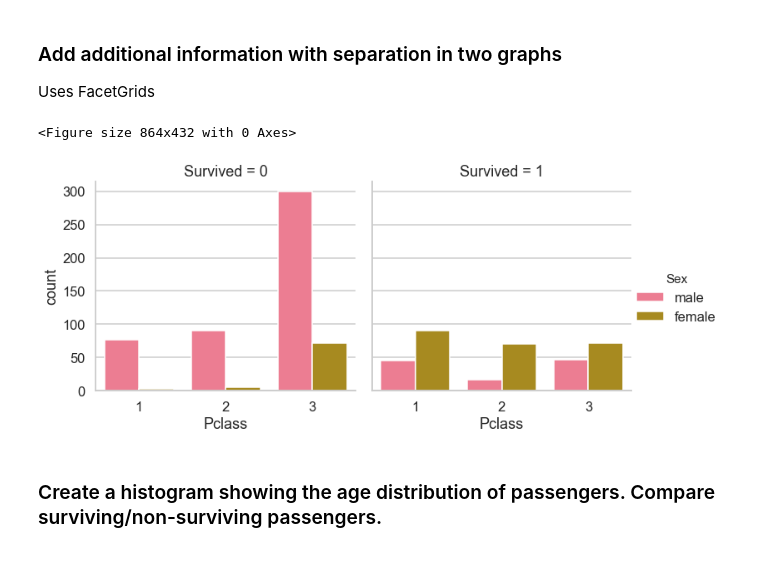
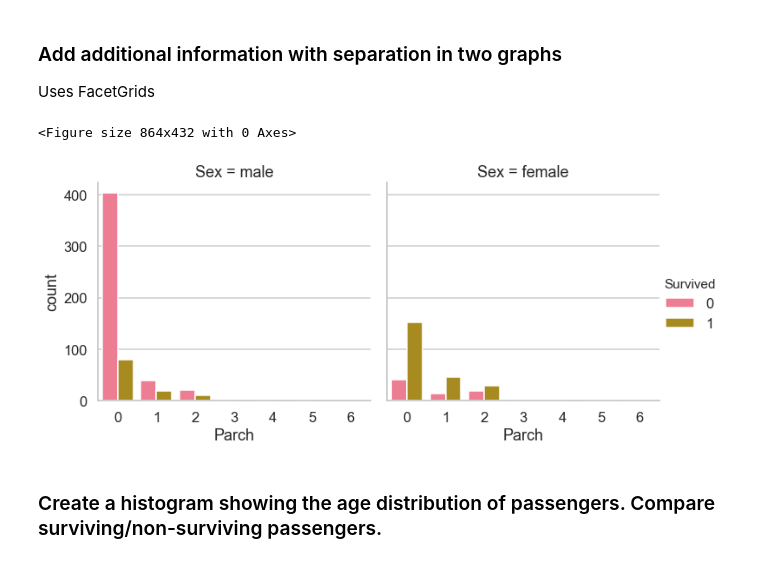
Before and after one commit to julisep/SPICEDbootcamp, a Jupyter notebook: Week_02/Titanic/exploratory_data_analysis.ipynb, the cells around one changed output. Saved outputs shown, nothing was run; the diff lists cells and outputs as text; code cells hidden in the pictures.

```diff
--- a/Week_02/Titanic/exploratory_data_analysis.ipynb
+++ b/Week_02/Titanic/exploratory_data_analysis.ipynb
@@ -89,10 +89,10 @@ Text(0.5, 0, 'Passenger class')
 Uses FacetGrids
 # %%
 g = plt.figure(figsize=(12,6))
-g = sns.catplot(x="Pclass", hue="Sex", col="Survived",data=train, kind="count")
+g = sns.catplot(x="Parch", hue="Survived", col="Sex",data=train, kind="count")
 # %% [output]
 <Figure size 864x432 with 0 Axes>
-[figure, old version]
+[figure, new version]
 # %% [markdown]
 ### Create a histogram showing the age distribution of passengers. Compare surviving/non-surviving passengers.
 # %%
```
Also changed, not shown: parts of 4 cells of this notebook, 10 other files.
